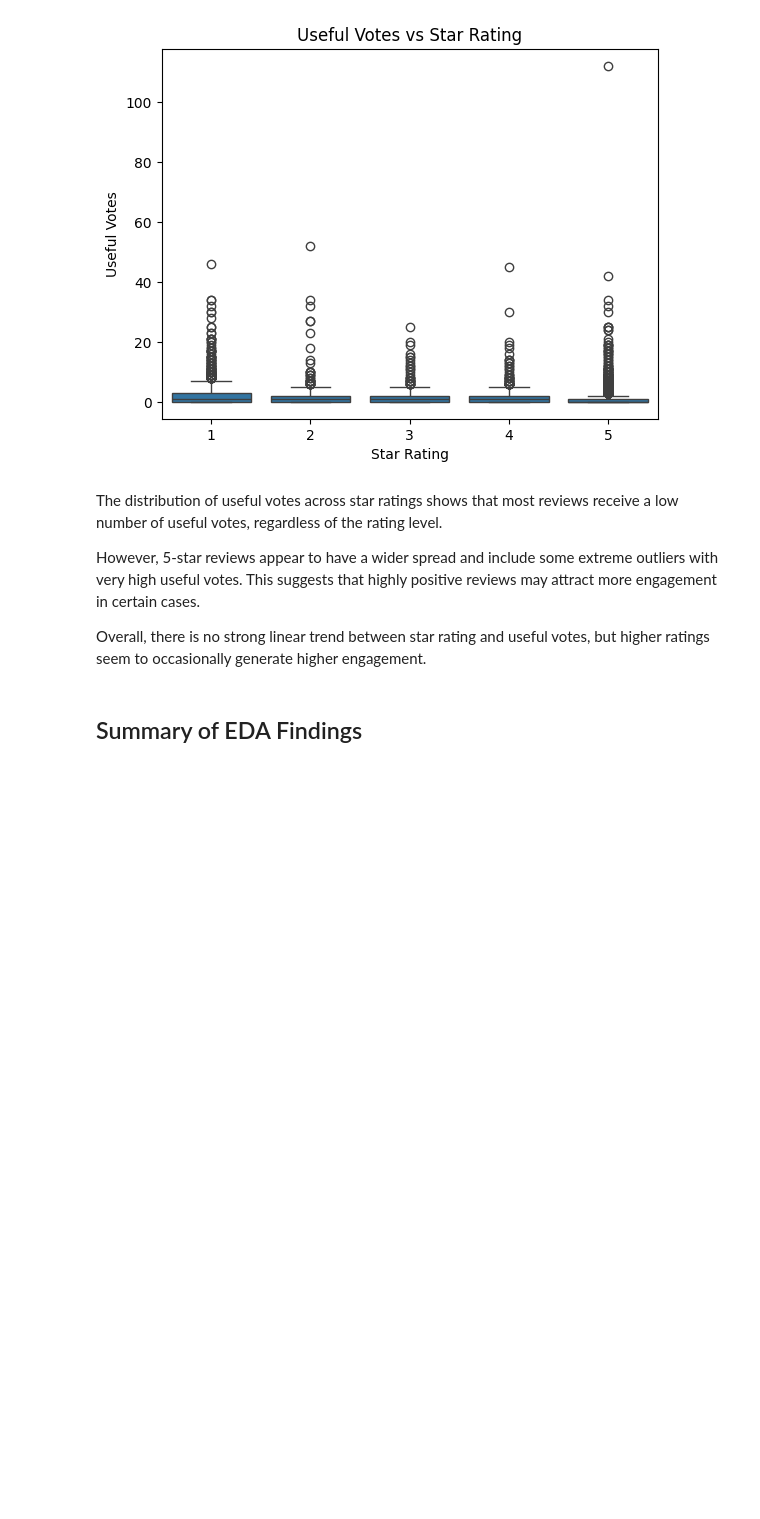
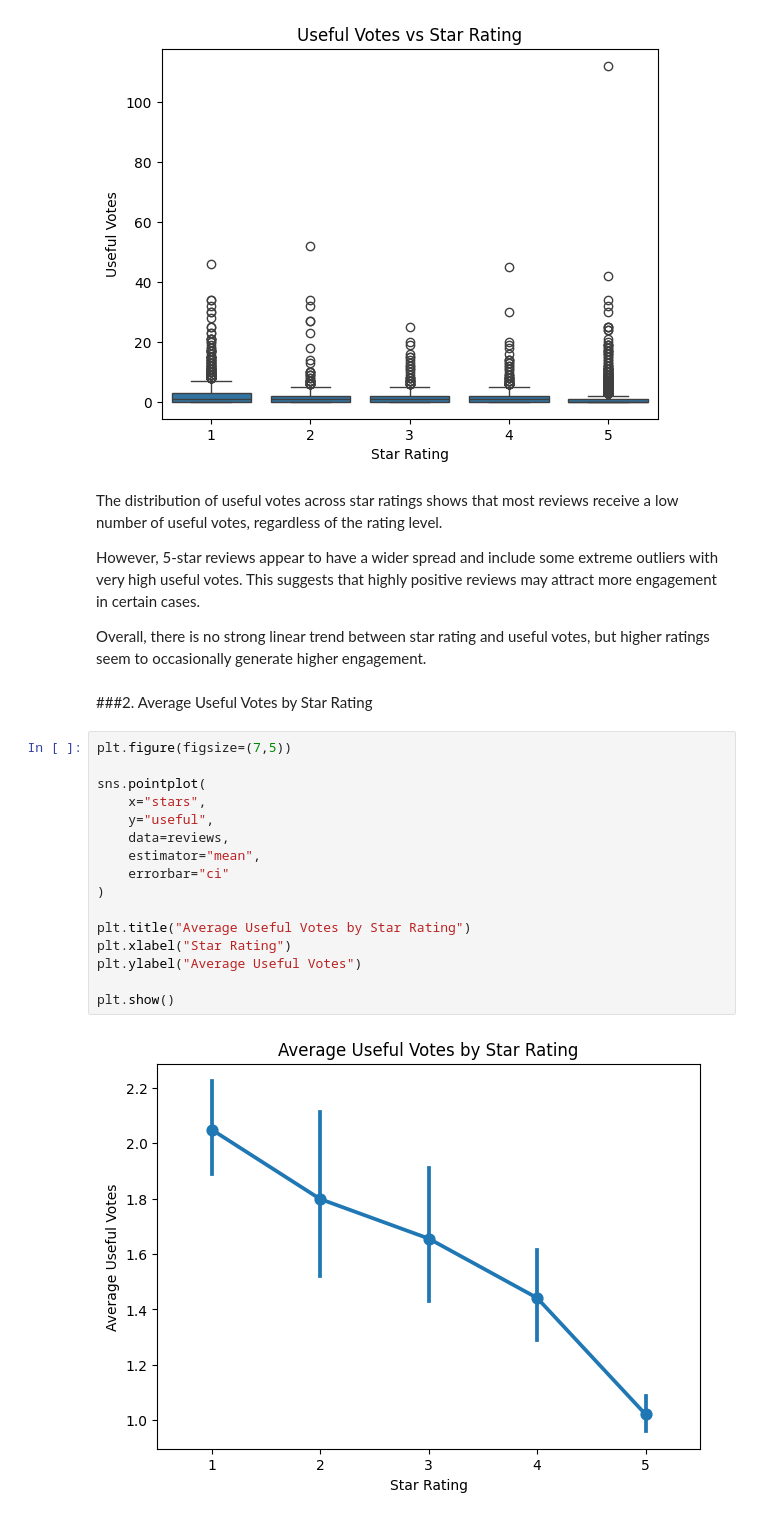
Before and after one commit to Lu8na/IT362, a Jupyter notebook: SecondaryData.ipynb, the cells around one changed output. Cells and saved outputs as stored; diff of their text form; blank space fills up the shorter version.

```diff
--- a/SecondaryData.ipynb
+++ b/SecondaryData.ipynb
@@ -486,5 +532,23 @@ The distribution of useful votes across star ratings shows that most reviews rec
 However, 5-star reviews appear to have a wider spread and include some extreme outliers with very high useful votes. This suggests that highly positive reviews may attract more engagement in certain cases.
 
 Overall, there is no strong linear trend between star rating and useful votes, but higher ratings seem to occasionally generate higher engagement.
-# %% [markdown]
-## Summary of EDA Findings
+# %% [markdown]
+###2. Average Useful Votes by Star Rating
+# %%
+plt.figure(figsize=(7,5))
+
+sns.pointplot(
+    x="stars",
+    y="useful",
+    data=reviews,
+    estimator="mean",
+    errorbar="ci"
+)
+
+plt.title("Average Useful Votes by Star Rating")
+plt.xlabel("Star Rating")
+plt.ylabel("Average Useful Votes")
+
+plt.show()
+# %% [output]
+[figure, added]
```
Also changed, not shown: parts of 13 cells of this notebook.
